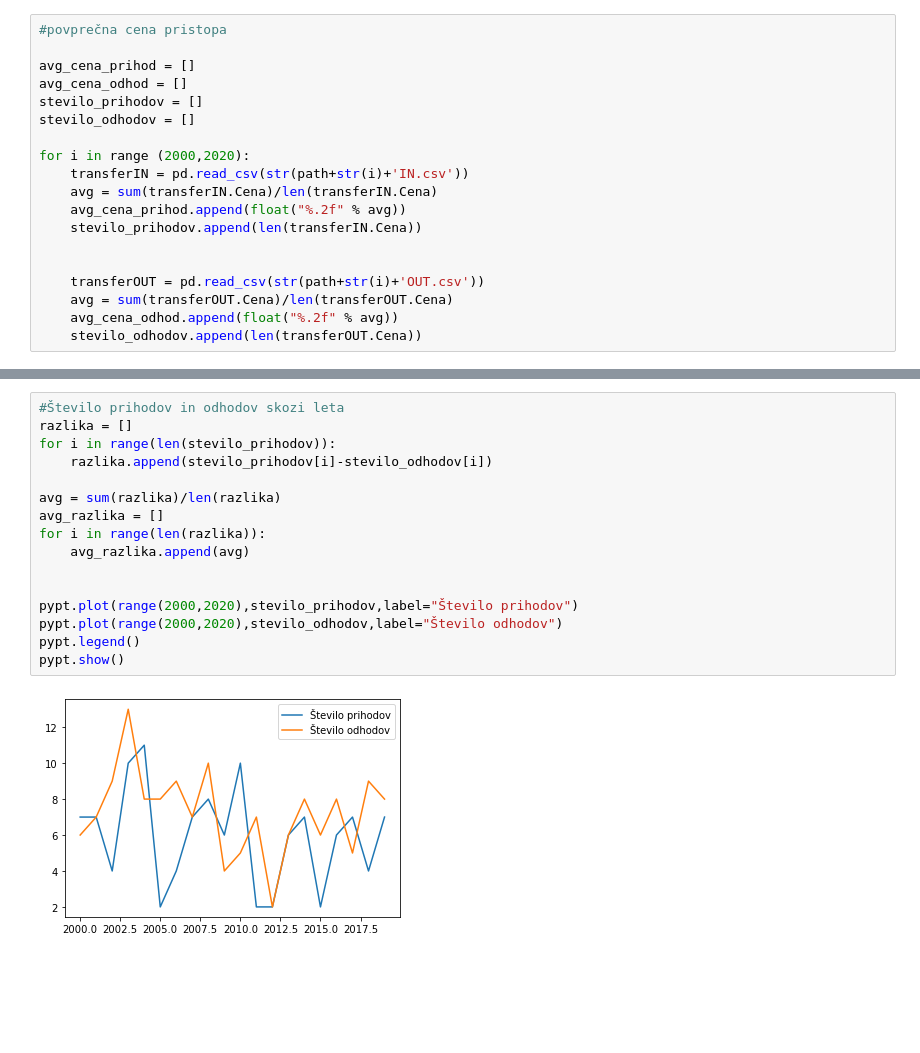
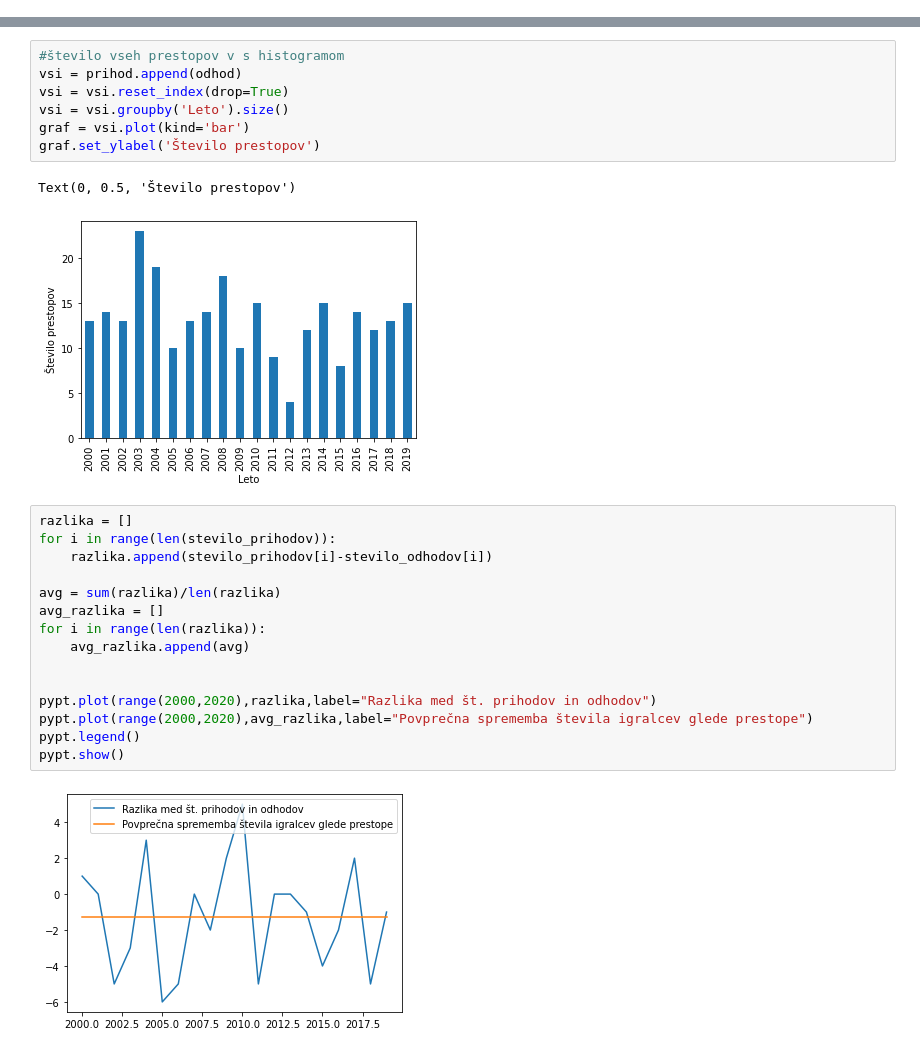
Before and after one commit to Marsovc1/Projektna-naloga-PROG1, a Jupyter notebook: jupyter_analiza.ipynb, the cells around one changed output, grey strips where cells are left out. Drawn from its saved outputs; the diff is of its cells as text; blank space fills up the shorter version.

```diff
--- a/jupyter_analiza.ipynb
+++ b/jupyter_analiza.ipynb
@@ -17,22 +34,3 @@ for i in range (2000,2020):
-# %%
-#povprečna cena pristopa
-
-avg_cena_prihod = []
-avg_cena_odhod = []
-stevilo_prihodov = []
-stevilo_odhodov = []
-
-for i in range (2000,2020):
-    transferIN = pd.read_csv(str(path+str(i)+'IN.csv'))
-    avg = sum(transferIN.Cena)/len(transferIN.Cena)
-    avg_cena_prihod.append(float("%.2f" % avg))
-    stevilo_prihodov.append(len(transferIN.Cena))
-
-
-    transferOUT = pd.read_csv(str(path+str(i)+'OUT.csv'))
-    avg = sum(transferOUT.Cena)/len(transferOUT.Cena)
-    avg_cena_odhod.append(float("%.2f" % avg))
-    stevilo_odhodov.append(len(transferOUT.Cena))
 # %%
 #poglejmo povprečno ceno prihodov in odhodov
 
@@ -48,18 +55,27 @@ pypt.show()
+# %%
+#število vseh prestopov v s histogramom
+vsi = prihod.append(odhod)
+vsi = vsi.reset_index(drop=True)
+vsi = vsi.groupby('Leto').size()
+graf = vsi.plot(kind='bar')
+graf.set_ylabel('Število prestopov')
+# %% [output]
+Text(0, 0.5, 'Število prestopov')
+[figure, added]
 # %%
-#Število prihodov in odhodov skozi leta
 razlika = []
 for i in range(len(stevilo_prihodov)):
     razlika.append(stevilo_prihodov[i]-stevilo_odhodov[i])
 
 avg = sum(razlika)/len(razlika)
 avg_razlika = []
 for i in range(len(razlika)):
     avg_razlika.append(avg)
 
 
-pypt.plot(range(2000,2020),stevilo_prihodov,label="Število prihodov")
-pypt.plot(range(2000,2020),stevilo_odhodov,label="Število odhodov")
+pypt.plot(range(2000,2020),razlika,label="Razlika med št. prihodov in odhodov")
+pypt.plot(range(2000,2020),avg_razlika,label="Povprečna sprememba števila igralcev glede prestope")
 pypt.legend()
 pypt.show()
 # %% [output]
-[figure, old version]
+[figure, new version]
```
Also changed, not shown: parts of 17 cells of this notebook.
